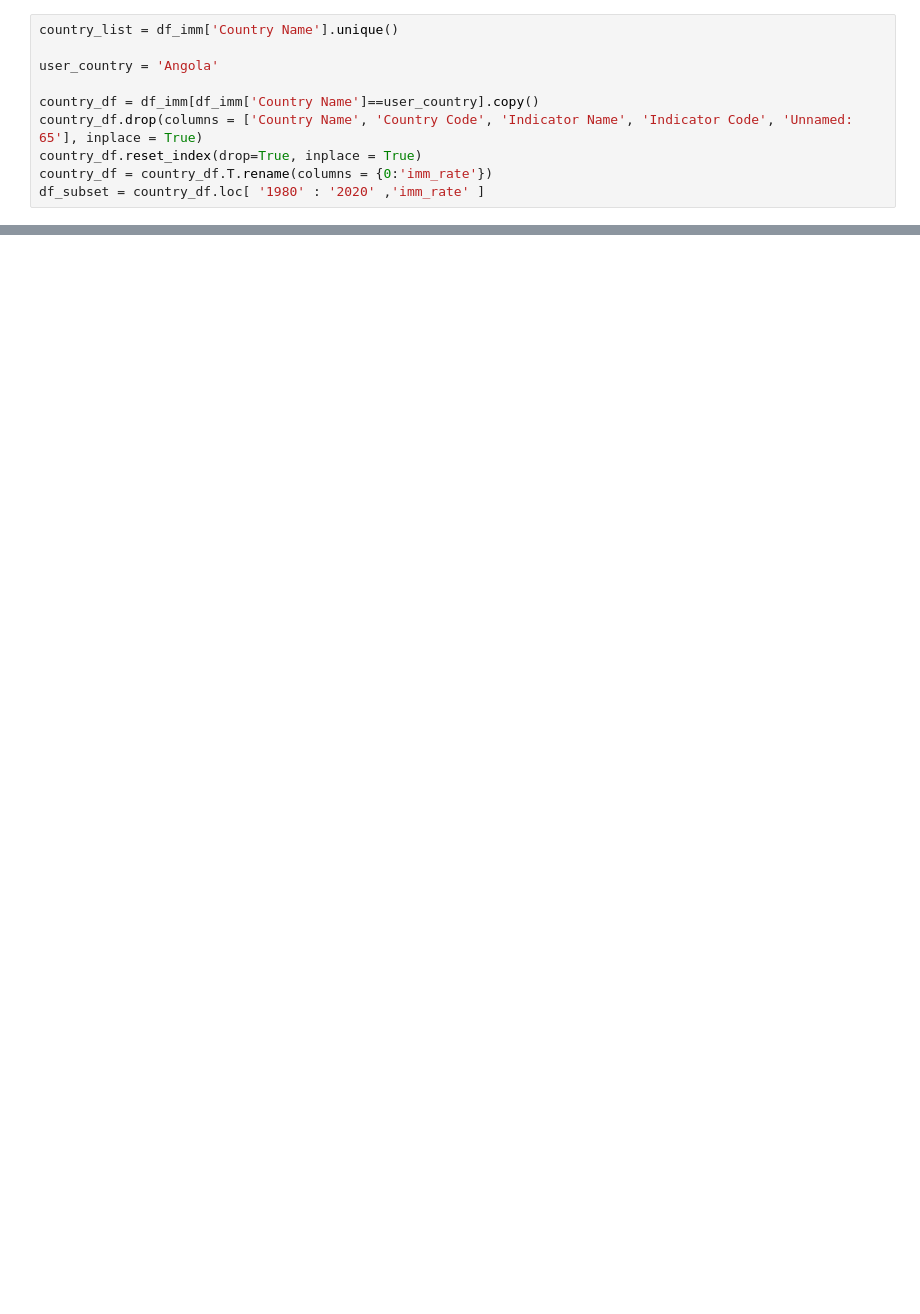
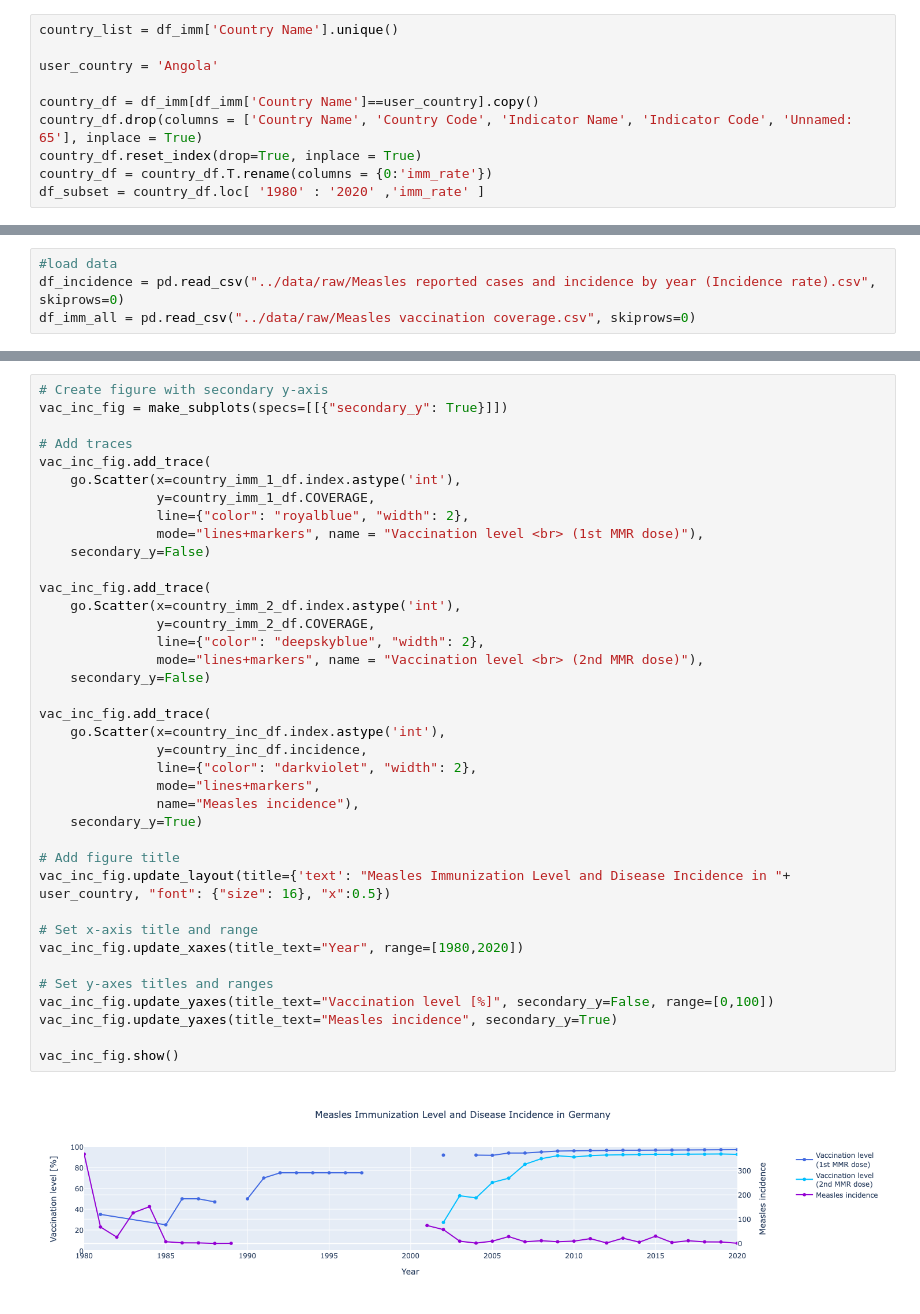
Before and after one commit to zuzanadostalova/Measles-Incidence-and-Vaccination-Rate, a Jupyter notebook: notebooks/EG_rates_over_years.ipynb, the cells around one changed output, grey strips where cells are left out. Drawn from its saved outputs; the diff is of its cells as text; blank space fills up the shorter version.

Commit message:
add figure of incidence and vacc rate overlayed

```diff
--- a/notebooks/EG_rates_over_years.ipynb
+++ b/notebooks/EG_rates_over_years.ipynb
@@ -47,0 +42,4 @@ rate_years_fig.show()
+# %%
+#load data
+df_incidence = pd.read_csv("../data/raw/Measles reported cases and incidence by year (Incidence rate).csv", skiprows=0)
+df_imm_all = pd.read_csv("../data/raw/Measles vaccination coverage.csv", skiprows=0)
@@ -47,0 +70,40 @@ rate_years_fig.show()
+# %%
+# Create figure with secondary y-axis
+vac_inc_fig = make_subplots(specs=[[{"secondary_y": True}]])
+
+# Add traces
+vac_inc_fig.add_trace(
+    go.Scatter(x=country_imm_1_df.index.astype('int'),
+               y=country_imm_1_df.COVERAGE,
+               line={"color": "royalblue", "width": 2},
+               mode="lines+markers", name = "Vaccination level <br> (1st MMR dose)"),
+    secondary_y=False)
+
+vac_inc_fig.add_trace(
+    go.Scatter(x=country_imm_2_df.index.astype('int'),
+               y=country_imm_2_df.COVERAGE,
+               line={"color": "deepskyblue", "width": 2},
+               mode="lines+markers", name = "Vaccination level <br> (2nd MMR dose)"),
+    secondary_y=False)
+
+vac_inc_fig.add_trace(
+    go.Scatter(x=country_inc_df.index.astype('int'),
+               y=country_inc_df.incidence,
+               line={"color": "darkviolet", "width": 2},
+               mode="lines+markers",
+               name="Measles incidence"),
+    secondary_y=True)
+
+# Add figure title
+vac_inc_fig.update_layout(title={'text': "Measles Immunization Level and Disease Incidence in "+ user_country, "font": {"size": 16}, "x":0.5})
+
+# Set x-axis title and range
+vac_inc_fig.update_xaxes(title_text="Year", range=[1980,2020])
+
+# Set y-axes titles and ranges
+vac_inc_fig.update_yaxes(title_text="Vaccination level [%]", secondary_y=False, range=[0,100])
+vac_inc_fig.update_yaxes(title_text="Measles incidence", secondary_y=True)
+
+vac_inc_fig.show()
+# %% [output]
+[figure, added]
```
Also changed, not shown: parts of 4 cells of this notebook, 1 other file.
